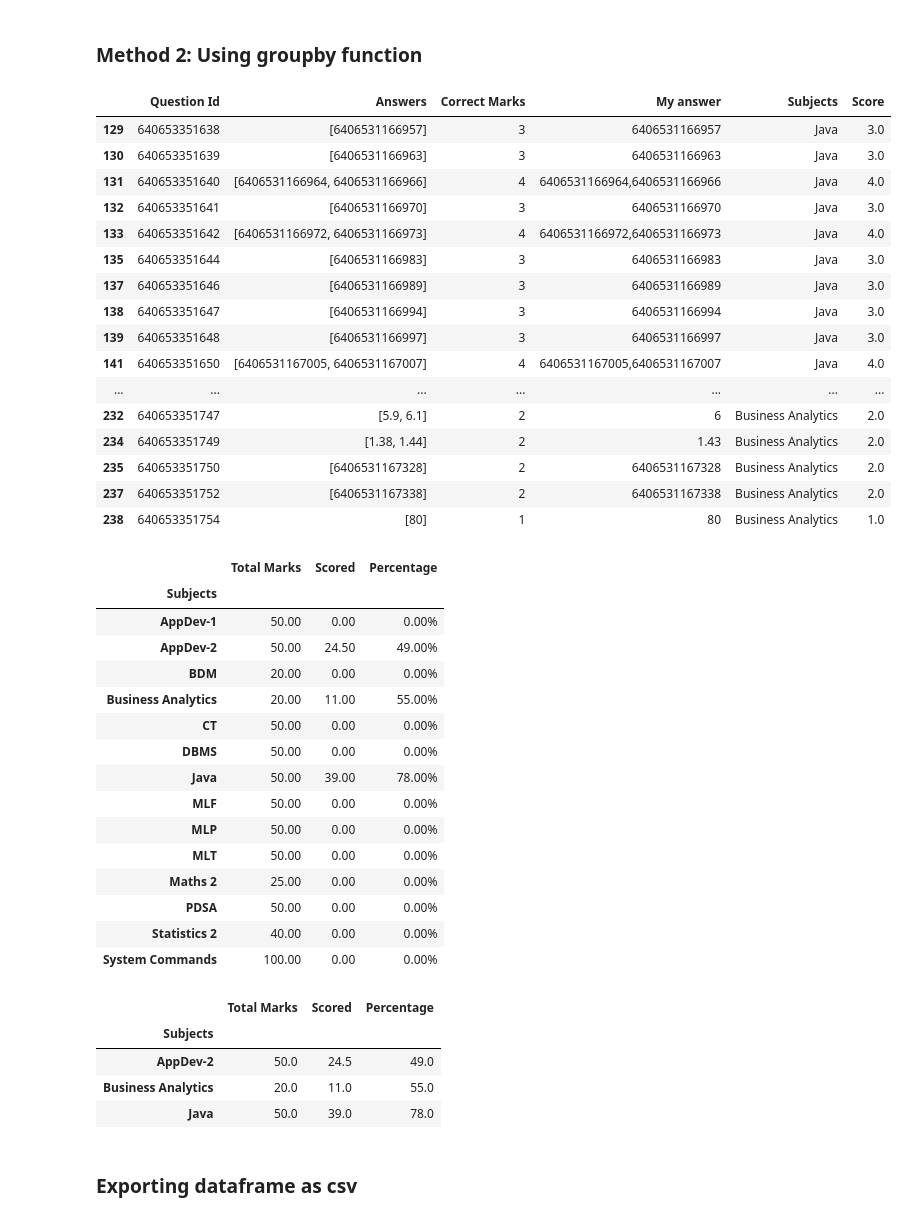
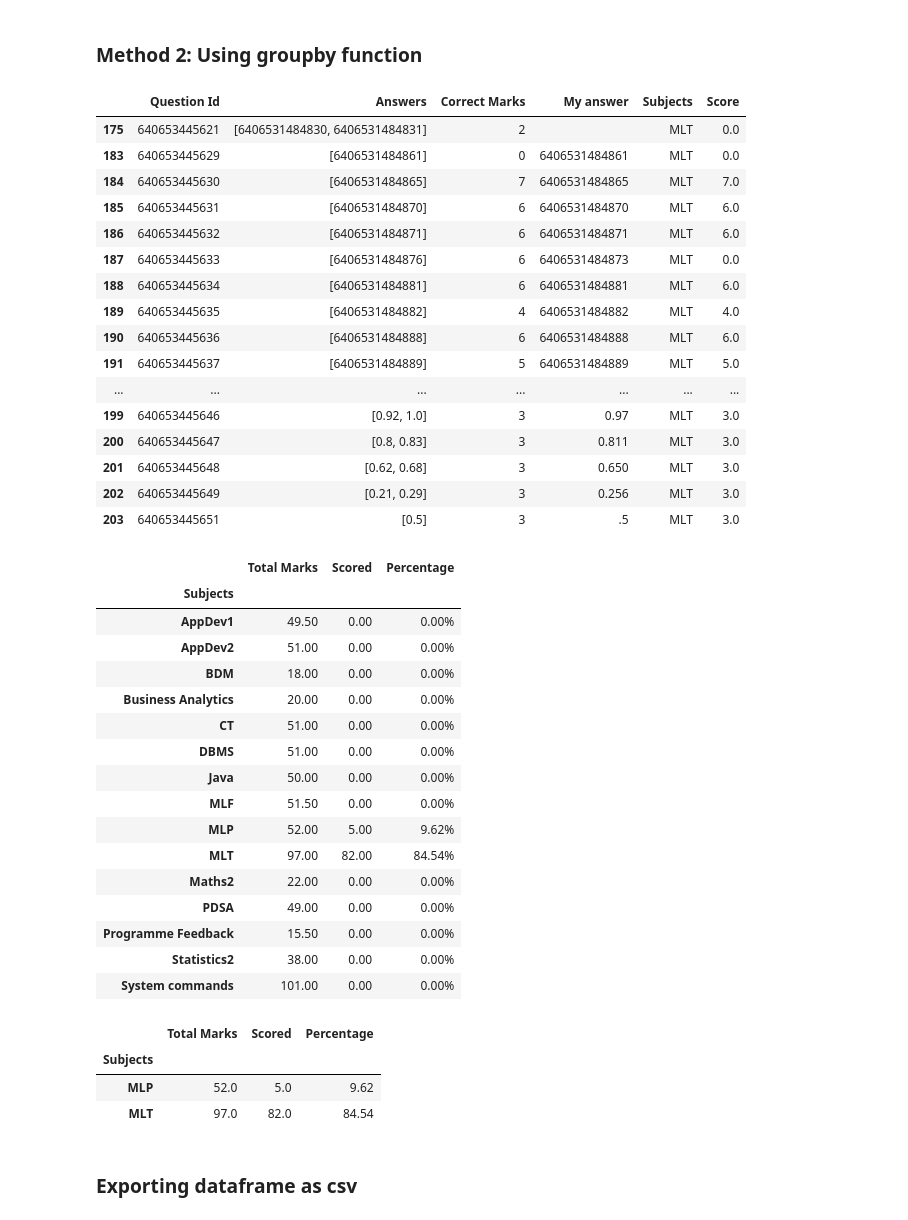
Before and after one commit to hem436/Student-s-Autograder, a Jupyter notebook: Autograder.ipynb, the cells around one changed output. Saved outputs shown, nothing was run; the diff lists cells and outputs as text; code cells hidden in the pictures.

```diff
--- a/Autograder.ipynb
+++ b/Autograder.ipynb
@@ -230,7 +252,7 @@ for p in range(0,pdf.getNumPages()):
                         # if text.split()[-1]=="0":
                         #     s_head.append(temp_head)
                         if len(row)==1:
-                            row.append(text.split()[-1])
+                            row.append(text.split()[3])
                         m_bool=False
 
                 #extracting answer key
@@ -315,25 +356,25 @@ df3.columns=["Question Id","Answers","Correct Marks","My answer","Subjects" ]
 df3["Score"]=np.zeros(df3.shape[0])
 df3=evaluate(df3)
 # %%
-df3[df3["Score"]>0]
+df3[df3["Subjects"]=="MLT"]
 # %% [output]
 |  | Question Id | Answers | Correct Marks | My answer | Subjects | Score |
-| 129 | 640653351638 | [6406531166957] | 3 | 6406531166957 | Java | 3.0 |
-| 130 | 640653351639 | [6406531166963] | 3 | 6406531166963 | Java | 3.0 |
-| 131 | 640653351640 | [6406531166964, 6406531166966] | 4 | 6406531166964,6406531166966 | Java | 4.0 |
-| 132 | 640653351641 | [6406531166970] | 3 | 6406531166970 | Java | 3.0 |
-| 133 | 640653351642 | [6406531166972, 6406531166973] | 4 | 6406531166972,6406531166973 | Java | 4.0 |
-| 135 | 640653351644 | [6406531166983] | 3 | 6406531166983 | Java | 3.0 |
-| 137 | 640653351646 | [6406531166989] | 3 | 6406531166989 | Java | 3.0 |
-| 138 | 640653351647 | [6406531166994] | 3 | 6406531166994 | Java | 3.0 |
-| 139 | 640653351648 | [6406531166997] | 3 | 6406531166997 | Java | 3.0 |
-| 141 | 640653351650 | [6406531167005, 6406531167007] | 4 | 6406531167005,6406531167007 | Java | 4.0 |
+| 175 | 640653445621 | [6406531484830, 6406531484831] | 2 |  | MLT | 0.0 |
+| 183 | 640653445629 | [6406531484861] | 0 | 6406531484861 | MLT | 0.0 |
+| 184 | 640653445630 | [6406531484865] | 7 | 6406531484865 | MLT | 7.0 |
+| 185 | 640653445631 | [6406531484870] | 6 | 6406531484870 | MLT | 6.0 |
+| 186 | 640653445632 | [6406531484871] | 6 | 6406531484871 | MLT | 6.0 |
+| 187 | 640653445633 | [6406531484876] | 6 | 6406531484873 | MLT | 0.0 |
+| 188 | 640653445634 | [6406531484881] | 6 | 6406531484881 | MLT | 6.0 |
+| 189 | 640653445635 | [6406531484882] | 4 | 6406531484882 | MLT | 4.0 |
+| 190 | 640653445636 | [6406531484888] | 6 | 6406531484888 | MLT | 6.0 |
+| 191 | 640653445637 | [6406531484889] | 5 | 6406531484889 | MLT | 5.0 |
 | ... | ... | ... | ... | ... | ... | ... |
-| 232 | 640653351747 | [5.9, 6.1] | 2 | 6 | Business Analytics | 2.0 |
-| 234 | 640653351749 | [1.38, 1.44] | 2 | 1.43 | Business Analytics | 2.0 |
-| 235 | 640653351750 | [6406531167328] | 2 | 6406531167328 | Business Analytics | 2.0 |
-| 237 | 640653351752 | [6406531167338] | 2 | 6406531167338 | Business Analytics | 2.0 |
-| 238 | 640653351754 | [80] | 1 | 80 | Business Analytics | 1.0 |
+| 199 | 640653445646 | [0.92, 1.0] | 3 | 0.97 | MLT | 3.0 |
+| 200 | 640653445647 | [0.8, 0.83] | 3 | 0.811 | MLT | 3.0 |
+| 201 | 640653445648 | [0.62, 0.68] | 3 | 0.650 | MLT | 3.0 |
+| 202 | 640653445649 | [0.21, 0.29] | 3 | 0.256 | MLT | 3.0 |
+| 203 | 640653445651 | [0.5] | 3 | .5 | MLT | 3.0 |
 # %%
 df3["Correct Marks"]=df3["Correct Marks"].apply(float)
 # %%
@@ -352,28 +393,28 @@ report2.style.applymap(lambda v: 'color:red;' if (v == 0) else 'color:green',sub
 # %% [output]
 |  | Total Marks | Scored | Percentage |
 | Subjects |  |  |  |
-| AppDev-1 | 50.00 | 0.00 | 0.00% |
-| AppDev-2 | 50.00 | 24.50 | 49.00% |
-| BDM | 20.00 | 0.00 | 0.00% |
-| Business Analytics | 20.00 | 11.00 | 55.00% |
-| CT | 50.00 | 0.00 | 0.00% |
-| DBMS | 50.00 | 0.00 | 0.00% |
-| Java | 50.00 | 39.00 | 78.00% |
-| MLF | 50.00 | 0.00 | 0.00% |
-| MLP | 50.00 | 0.00 | 0.00% |
-| MLT | 50.00 | 0.00 | 0.00% |
-| Maths 2 | 25.00 | 0.00 | 0.00% |
-| PDSA | 50.00 | 0.00 | 0.00% |
-| Statistics 2 | 40.00 | 0.00 | 0.00% |
-| System Commands | 100.00 | 0.00 | 0.00% |
+| AppDev1 | 49.50 | 0.00 | 0.00% |
+| AppDev2 | 51.00 | 0.00 | 0.00% |
+| BDM | 18.00 | 0.00 | 0.00% |
+| Business Analytics | 20.00 | 0.00 | 0.00% |
+| CT | 51.00 | 0.00 | 0.00% |
+| DBMS | 51.00 | 0.00 | 0.00% |
+| Java | 50.00 | 0.00 | 0.00% |
+| MLF | 51.50 | 0.00 | 0.00% |
+| MLP | 52.00 | 5.00 | 9.62% |
+| MLT | 97.00 | 82.00 | 84.54% |
+| Maths2 | 22.00 | 0.00 | 0.00% |
+| PDSA | 49.00 | 0.00 | 0.00% |
+| Programme Feedback | 15.50 | 0.00 | 0.00% |
+| Statistics2 | 38.00 | 0.00 | 0.00% |
+| System commands | 101.00 | 0.00 | 0.00% |
 # %%
 report2[report2["Percentage"]>0]
 # %% [output]
 |  | Total Marks | Scored | Percentage |
 | Subjects |  |  |  |
-| AppDev-2 | 50.0 | 24.5 | 49.0 |
-| Business Analytics | 20.0 | 11.0 | 55.0 |
-| Java | 50.0 | 39.0 | 78.0 |
+| MLP | 52.0 | 5.0 | 9.62 |
+| MLT | 97.0 | 82.0 | 84.54 |
 # %% [markdown]
 ### Exporting dataframe as csv
 # %%
```
Also changed, not shown: parts of 13 cells of this notebook.
